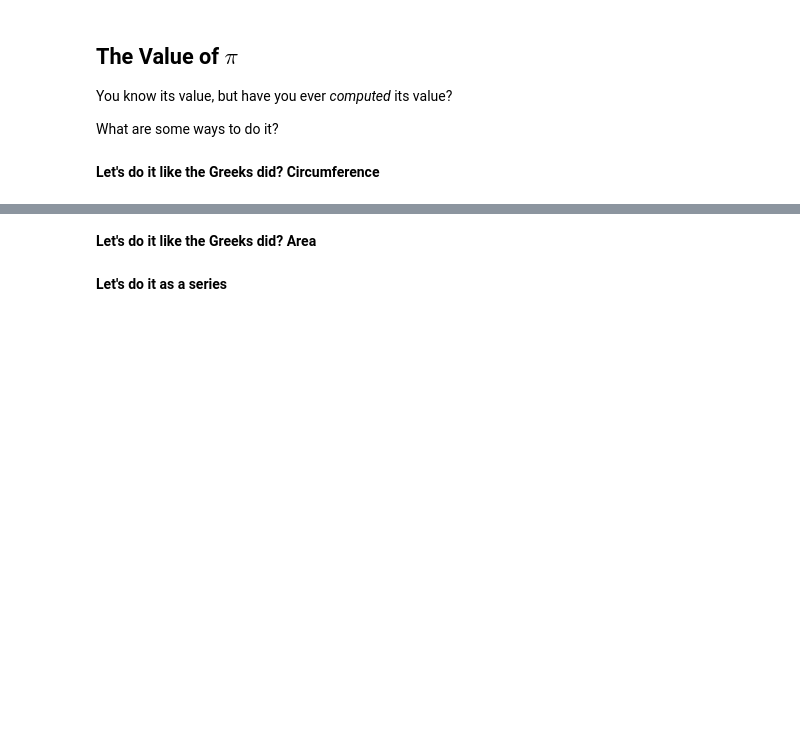
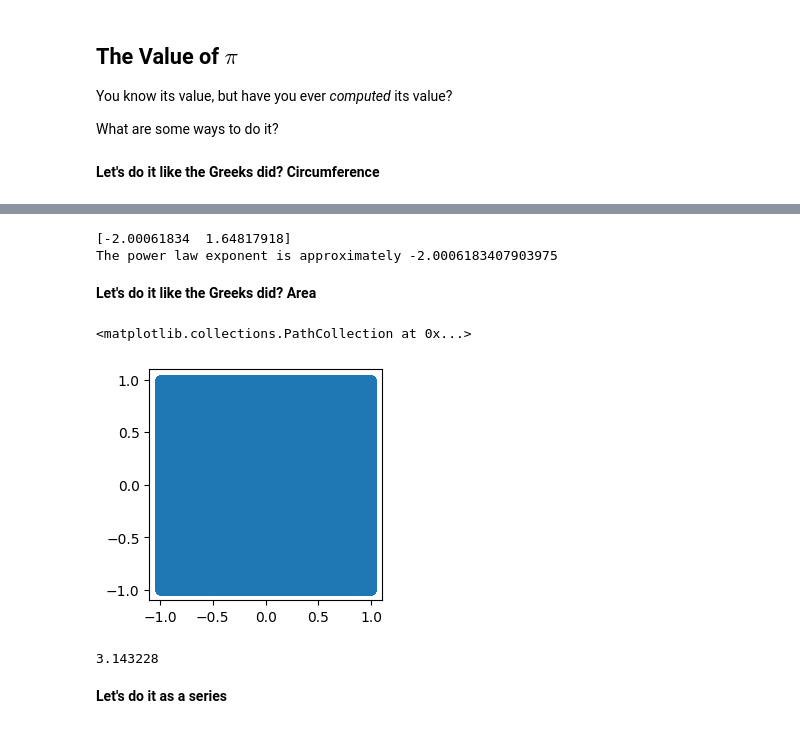
Before and after one commit to jimhalverson/COMP2025, a Jupyter notebook: hackathon/Hackathon 1 Famous Results.ipynb, the cells around one changed output, grey strips where cells are left out. Saved outputs shown, nothing was run; the diff lists cells and outputs as text; code cells hidden in the pictures; blank space fills up the shorter version.

```diff
--- a/hackathon/Hackathon 1 Famous Results.ipynb
+++ b/hackathon/Hackathon 1 Famous Results.ipynb
@@ -19,5 +114,38 @@ What are some ways to do it?
+# %%
+# log log plot gives a line, fit it
+
+log_Ns = np.log(Ns)
+log_errors = np.log(errors)
+
+coeffs = np.polyfit(log_Ns, log_errors, 1)
+print(coeffs)
+
+print("The power law exponent is approximately", coeffs[0])
+# %% [output]
+[-2.00061834  1.64817918]
+The power law exponent is approximately -2.0006183407903975
 # %% [markdown]
 **Let's do it like the Greeks did? Area**
+# %%
+n_samples = 1000000
+
+# give me uniform random samples in the unit square in R2
+
+points = 2*np.random.uniform(size=(n_samples,2))-1
+points.shape
+
+plt.figure(figsize=(3,3))
+plt.scatter(points[:,0], points[:,1])
+# %% [output]
+<matplotlib.collections.PathCollection at 0x...>
+[figure, added]
+# %%
+r_squared = points[:,0]**2 + points[:,1]**2
+
+in_unit_circle = r_squared[np.where(r_squared < 1)]
+print(len(in_unit_circle)/n_samples*4)
+# %% [output]
+3.143228
 # %% [markdown]
 **Let's do it as a series**
 # %% [markdown]
```
Also changed, not shown: parts of 10 cells of this notebook.
